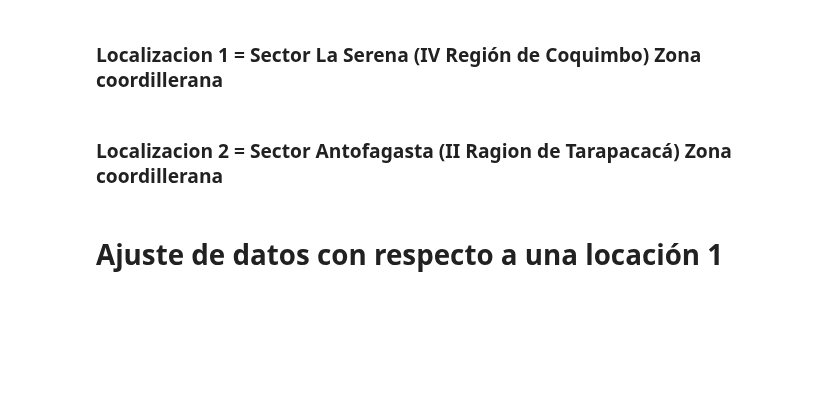
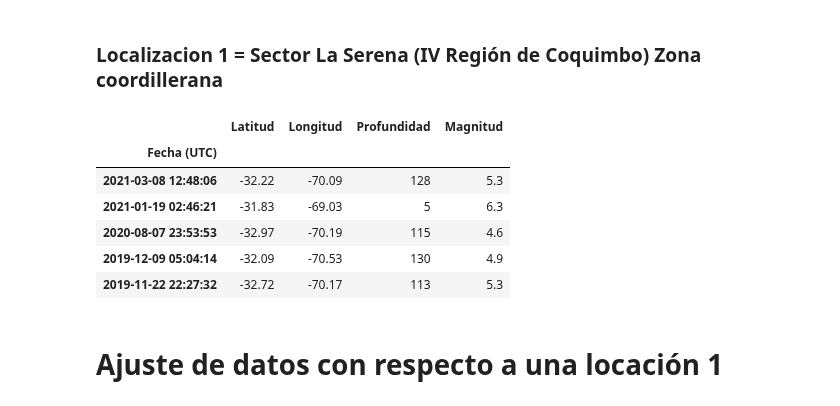
Before and after one commit to estebantejeda/INFO274, a Jupyter notebook: lab3/Laboratorio3.ipynb, the cells around one changed output. Drawn from its saved outputs; the diff is of its cells as text; code cells hidden in the pictures; blank space fills up the shorter version.

```diff
--- a/lab3/Laboratorio3.ipynb
+++ b/lab3/Laboratorio3.ipynb
@@ -305,5 +264,12 @@ data = pd.DataFrame(data=df,index=df.index,columns=df.columns)
 ### Localizacion 1 =  Sector La Serena (IV Región de Coquimbo) Zona coordillerana
 # %%
 data1 = data[(data.Latitud<-30)&(data.Latitud>-33)&(data.Longitud<-69)&(data.Longitud>-71)]
+data1.head()
+# %% [output]
+|  | Latitud | Longitud | Profundidad | Magnitud |
+| Fecha (UTC) |  |  |  |  |
+| 2021-03-08 12:48:06 | -32.22 | -70.09 | 128 | 5.3 |
+| 2021-01-19 02:46:21 | -31.83 | -69.03 | 5 | 6.3 |
+| 2020-08-07 23:53:53 | -32.97 | -70.19 | 115 | 4.6 |
+| 2019-12-09 05:04:14 | -32.09 | -70.53 | 130 | 4.9 |
+| 2019-11-22 22:27:32 | -32.72 | -70.17 | 113 | 5.3 |
-# %% [markdown]
-### Localizacion 2 = Sector Antofagasta (II Ragion de Tarapacacá) Zona coordillerana
```
Also changed, not shown: parts of 21 cells of this notebook.
